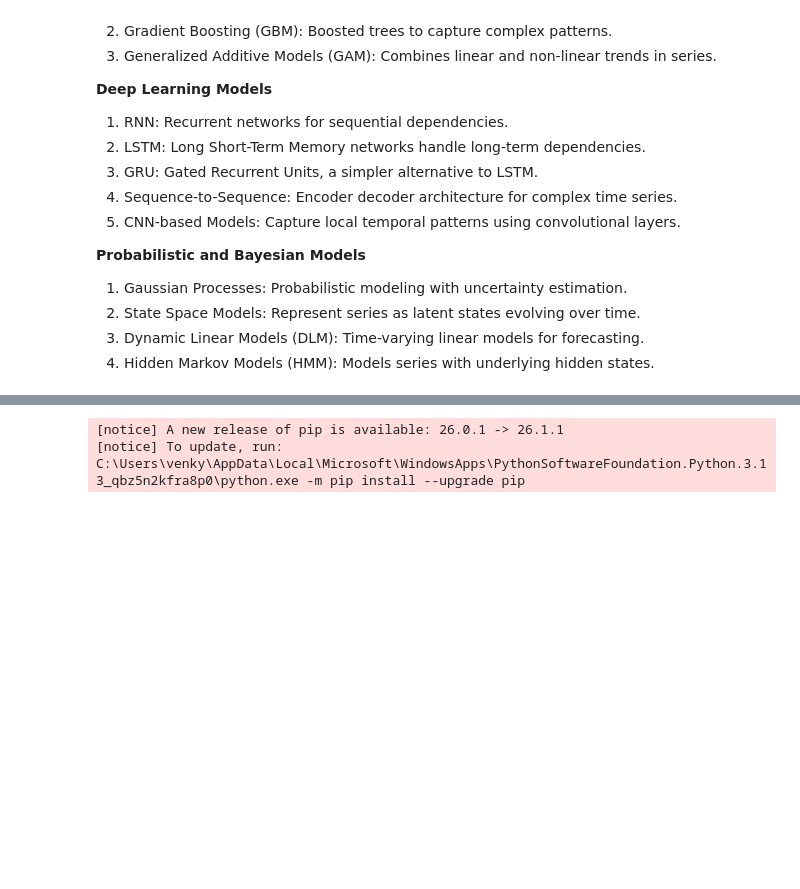
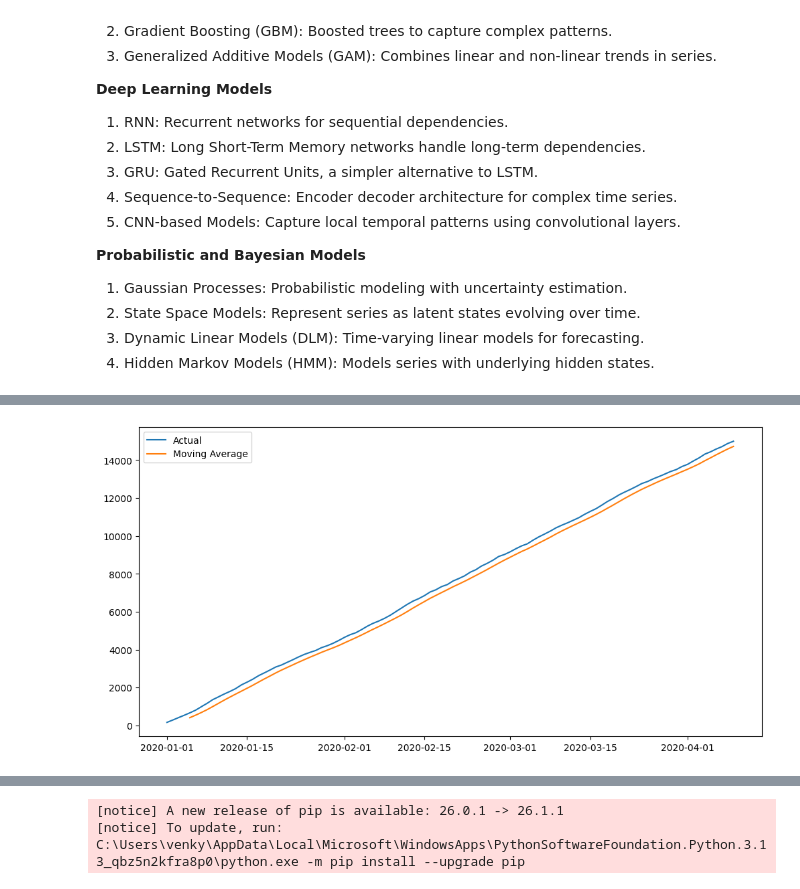
Before and after one commit to venkateshsalla01/Axiora_DS_Trainings, a Jupyter notebook: Machine_Learning/Time_series.ipynb, the cells around one changed output, grey strips where cells are left out. Cells and saved outputs as stored; diff of their text form; code cells hidden in the pictures; blank space fills up the shorter version.

```diff
--- a/Machine_Learning/Time_series.ipynb
+++ b/Machine_Learning/Time_series.ipynb
@@ -153,0 +266,12 @@ Time Series Analysis and Decomposition is used to study sequential data over tim
+# %%
+window = 5
+
+df['Moving_Avg'] = df['Sales'].rolling(window=window).mean()
+
+plt.figure(figsize=(12,6))
+plt.plot(df['Sales'], label='Actual')
+plt.plot(df['Moving_Avg'], label='Moving Average')
+plt.legend()
+plt.show()
+# %% [output]
+[figure, added]
```
Also changed, not shown: parts of 32 cells of this notebook, 1 other file.
